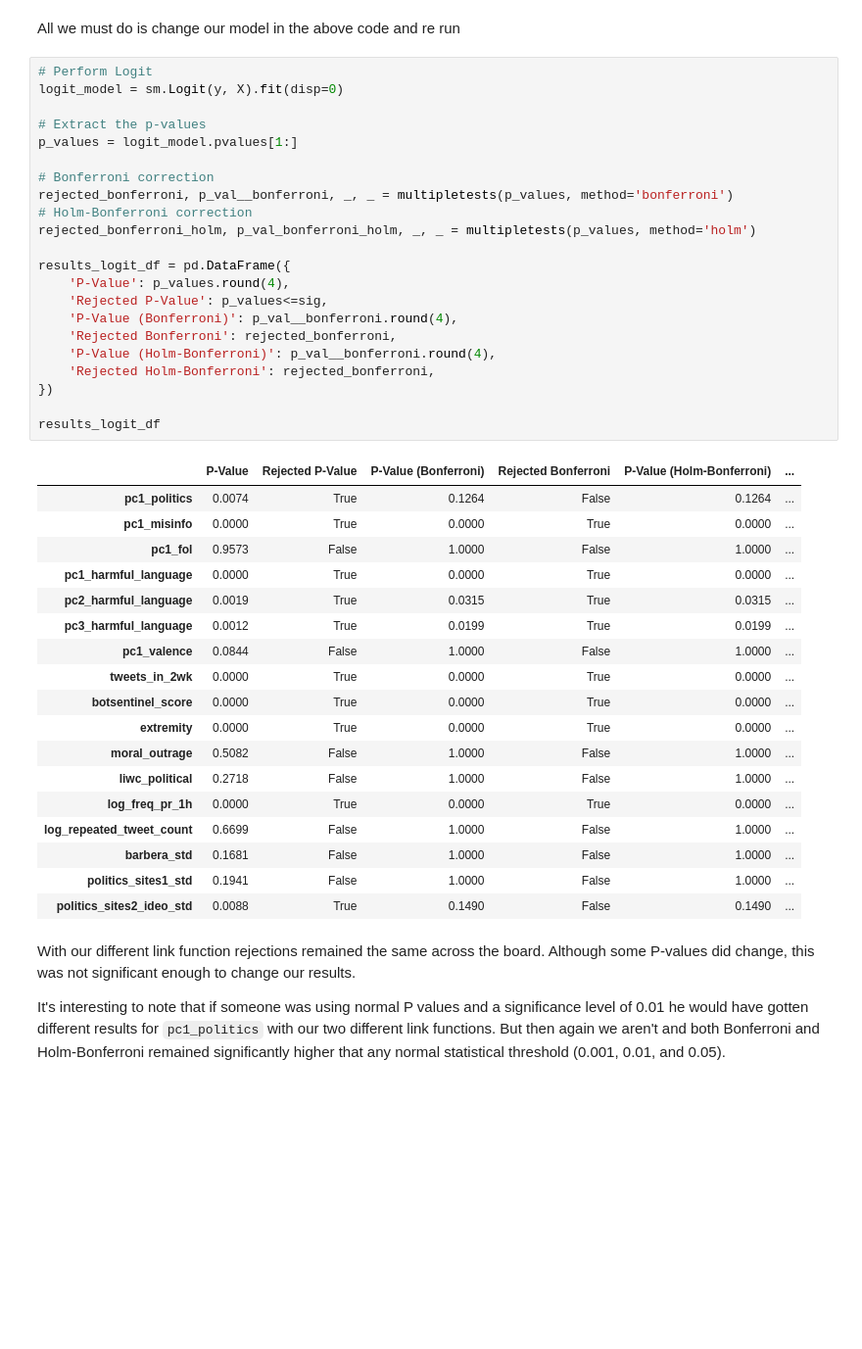
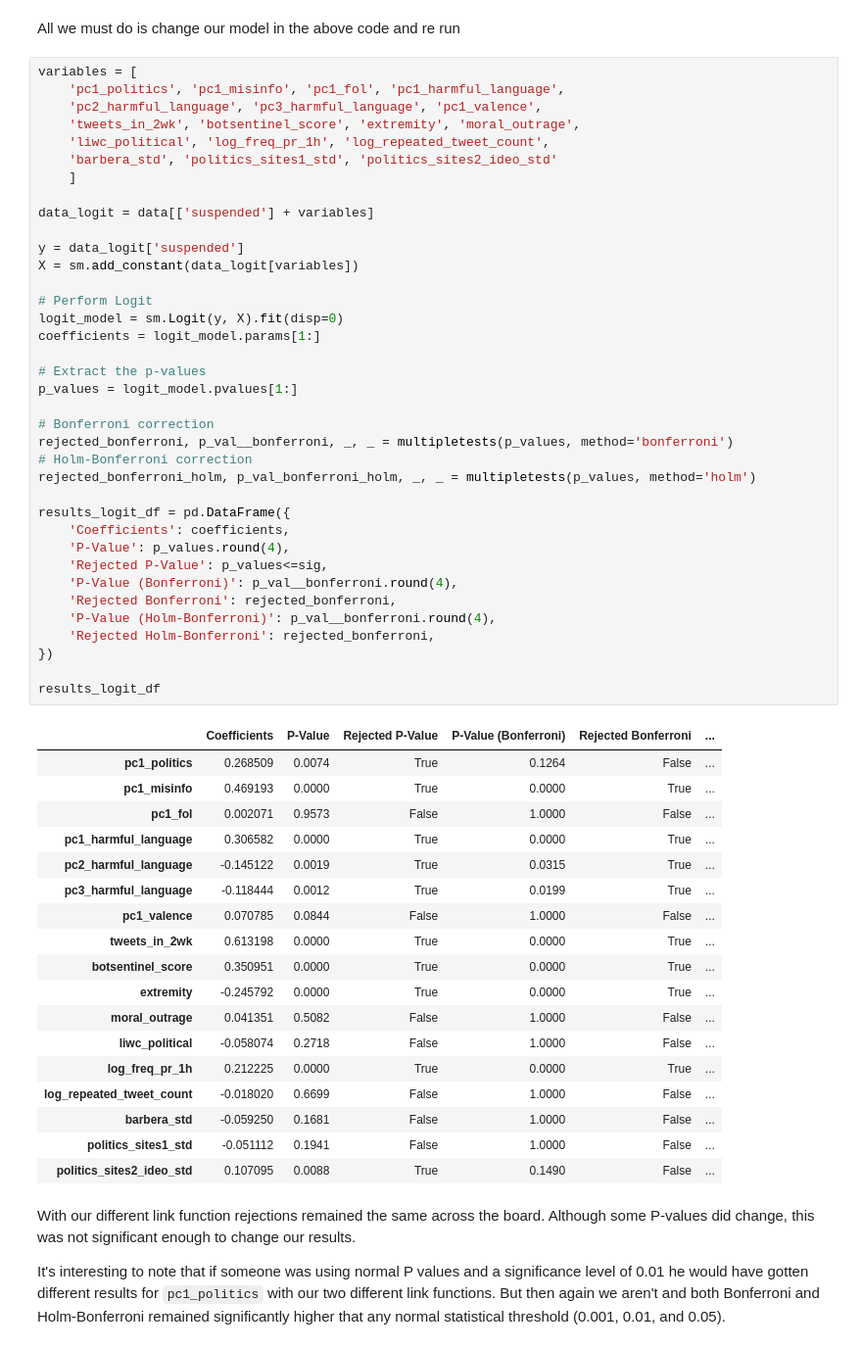
Before and after one commit to panos1b/Social-Media-Sanctions-and-Misinformation-Sharing, a Jupyter notebook: differences_misinformation_solution.ipynb, the cells around one changed output. Shown at 98% size. Drawn from its saved outputs; the diff is of its cells as text; blank space fills up the shorter version.

```diff
--- a/differences_misinformation_solution.ipynb
+++ b/differences_misinformation_solution.ipynb
@@ -741,46 +812,61 @@ What is interesting are the P values of `extremity` which shows us that even tho
 # %% [markdown]
 All we must do is change our model in the above code and re run
 # %%
+variables = [
+    'pc1_politics', 'pc1_misinfo', 'pc1_fol', 'pc1_harmful_language',
+    'pc2_harmful_language', 'pc3_harmful_language', 'pc1_valence',
+    'tweets_in_2wk', 'botsentinel_score', 'extremity', 'moral_outrage',
+    'liwc_political', 'log_freq_pr_1h', 'log_repeated_tweet_count',
+    'barbera_std', 'politics_sites1_std', 'politics_sites2_ideo_std'
+    ]
+
+data_logit = data[['suspended'] + variables]
+
+y = data_logit['suspended']
+X = sm.add_constant(data_logit[variables])
+
 # Perform Logit
 logit_model = sm.Logit(y, X).fit(disp=0)
+coefficients = logit_model.params[1:]
 
 # Extract the p-values
 p_values = logit_model.pvalues[1:]
 
 # Bonferroni correction
 rejected_bonferroni, p_val__bonferroni, _, _ = multipletests(p_values, method='bonferroni')
 # Holm-Bonferroni correction
 rejected_bonferroni_holm, p_val_bonferroni_holm, _, _ = multipletests(p_values, method='holm')
 
 results_logit_df = pd.DataFrame({
+    'Coefficients': coefficients,
     'P-Value': p_values.round(4),
     'Rejected P-Value': p_values<=sig,
     'P-Value (Bonferroni)': p_val__bonferroni.round(4),
     'Rejected Bonferroni': rejected_bonferroni,
     'P-Value (Holm-Bonferroni)': p_val__bonferroni.round(4),
     'Rejected Holm-Bonferroni': rejected_bonferroni,
 })
 
 results_logit_df
 # %% [output]
-|  | P-Value | Rejected P-Value | P-Value (Bonferroni) | Rejected Bonferroni | P-Value (Holm-Bonferroni) | ... |
-| pc1_politics | 0.0074 | True | 0.1264 | False | 0.1264 | ... |
-| pc1_misinfo | 0.0000 | True | 0.0000 | True | 0.0000 | ... |
-| pc1_fol | 0.9573 | False | 1.0000 | False | 1.0000 | ... |
-| pc1_harmful_language | 0.0000 | True | 0.0000 | True | 0.0000 | ... |
-| pc2_harmful_language | 0.0019 | True | 0.0315 | True | 0.0315 | ... |
-| pc3_harmful_language | 0.0012 | True | 0.0199 | True | 0.0199 | ... |
-| pc1_valence | 0.0844 | False | 1.0000 | False | 1.0000 | ... |
-| tweets_in_2wk | 0.0000 | True | 0.0000 | True | 0.0000 | ... |
-| botsentinel_score | 0.0000 | True | 0.0000 | True | 0.0000 | ... |
-| extremity | 0.0000 | True | 0.0000 | True | 0.0000 | ... |
-| moral_outrage | 0.5082 | False | 1.0000 | False | 1.0000 | ... |
-| liwc_political | 0.2718 | False | 1.0000 | False | 1.0000 | ... |
-| log_freq_pr_1h | 0.0000 | True | 0.0000 | True | 0.0000 | ... |
-| log_repeated_tweet_count | 0.6699 | False | 1.0000 | False | 1.0000 | ... |
-| barbera_std | 0.1681 | False | 1.0000 | False | 1.0000 | ... |
-| politics_sites1_std | 0.1941 | False | 1.0000 | False | 1.0000 | ... |
-| politics_sites2_ideo_std | 0.0088 | True | 0.1490 | False | 0.1490 | ... |
+|  | Coefficients | P-Value | Rejected P-Value | P-Value (Bonferroni) | Rejected Bonferroni | ... |
+| pc1_politics | 0.268509 | 0.0074 | True | 0.1264 | False | ... |
+| pc1_misinfo | 0.469193 | 0.0000 | True | 0.0000 | True | ... |
+| pc1_fol | 0.002071 | 0.9573 | False | 1.0000 | False | ... |
+| pc1_harmful_language | 0.306582 | 0.0000 | True | 0.0000 | True | ... |
+| pc2_harmful_language | -0.145122 | 0.0019 | True | 0.0315 | True | ... |
+| pc3_harmful_language | -0.118444 | 0.0012 | True | 0.0199 | True | ... |
+| pc1_valence | 0.070785 | 0.0844 | False | 1.0000 | False | ... |
+| tweets_in_2wk | 0.613198 | 0.0000 | True | 0.0000 | True | ... |
+| botsentinel_score | 0.350951 | 0.0000 | True | 0.0000 | True | ... |
+| extremity | -0.245792 | 0.0000 | True | 0.0000 | True | ... |
+| moral_outrage | 0.041351 | 0.5082 | False | 1.0000 | False | ... |
+| liwc_political | -0.058074 | 0.2718 | False | 1.0000 | False | ... |
+| log_freq_pr_1h | 0.212225 | 0.0000 | True | 0.0000 | True | ... |
+| log_repeated_tweet_count | -0.018020 | 0.6699 | False | 1.0000 | False | ... |
+| barbera_std | -0.059250 | 0.1681 | False | 1.0000 | False | ... |
+| politics_sites1_std | -0.051112 | 0.1941 | False | 1.0000 | False | ... |
+| politics_sites2_ideo_std | 0.107095 | 0.0088 | True | 0.1490 | False | ... |
 # %% [markdown]
 With our different link function rejections remained the same across the board. Although some P-values did change, this was not significant enough to change our results.
 
```
Also changed, not shown: parts of 23 cells of this notebook.
